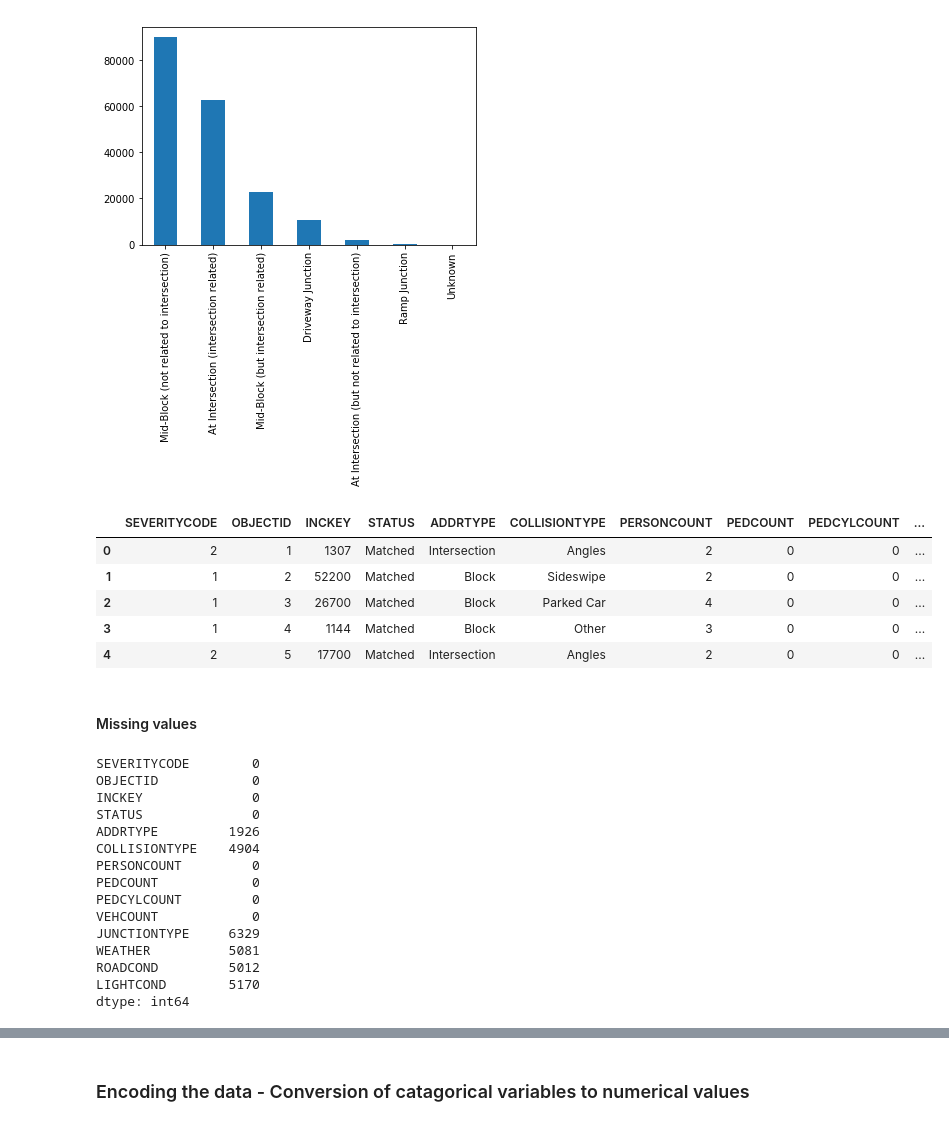
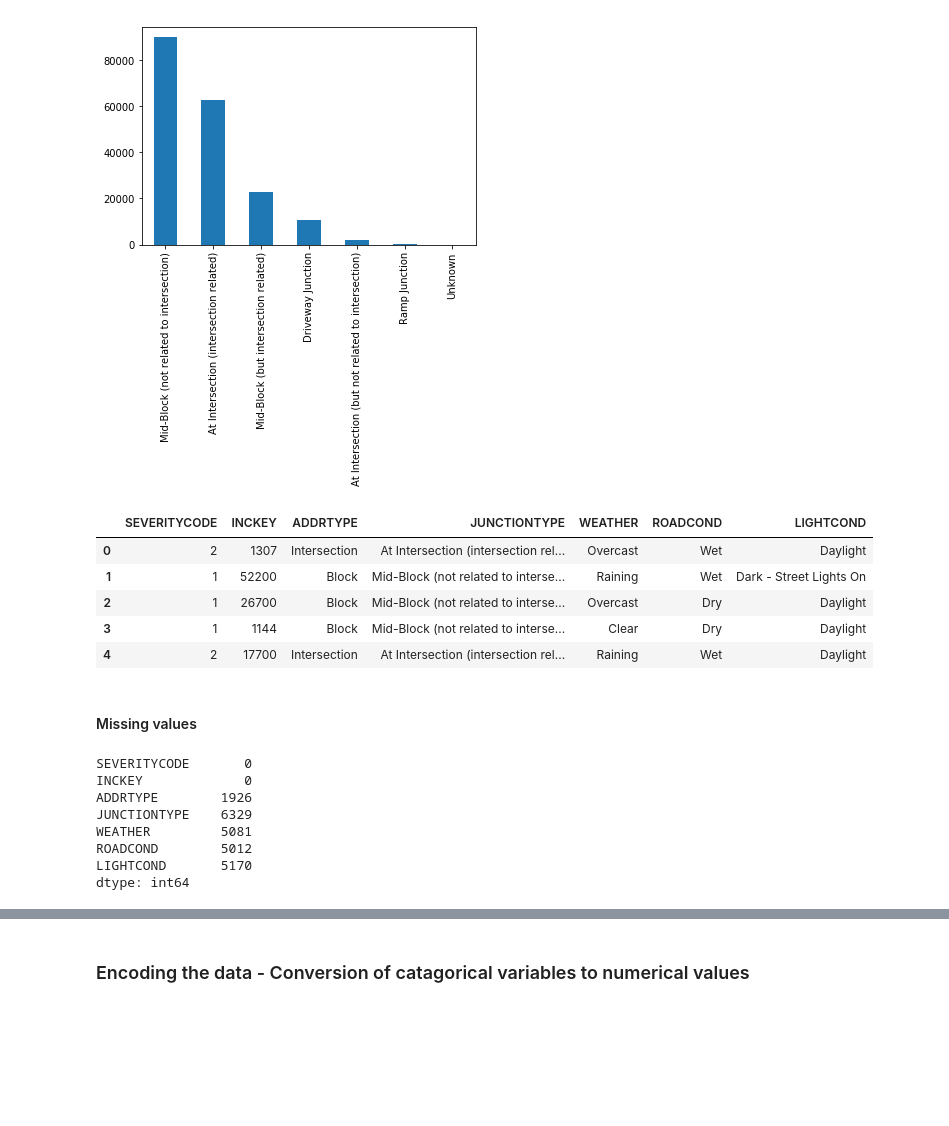
Before and after one commit to savichatz/Data-Science-Capstone1, a Jupyter notebook: Courseera DataScience Capstone.ipynb, the cells around one changed output, grey strips where cells are left out. Drawn from its saved outputs; the diff is of its cells as text; code cells hidden in the pictures; blank space fills up the shorter version.

```diff
--- a/Courseera DataScience Capstone.ipynb
+++ b/Courseera DataScience Capstone.ipynb
@@ -108,39 +98,32 @@ df.JUNCTIONTYPE.value_counts().plot(kind='bar')
 # %%
 #dropping irrelevent columns
 
-df = df.drop(['X', 'Y', 'COLDETKEY', 'REPORTNO', 'INTKEY', 'LOCATION', 'EXCEPTRSNCODE',
-       'EXCEPTRSNDESC', 'SEVERITYCODE.1', 'SEVERITYDESC', 'INCDATE',
+df = df.drop(['X', 'Y','OBJECTID', 'COLDETKEY','STATUS','REPORTNO', 'INTKEY', 'LOCATION', 'EXCEPTRSNCODE',
+       'EXCEPTRSNDESC', 'SEVERITYCODE.1', 'SEVERITYDESC', 'COLLISIONTYPE','INCDATE','PERSONCOUNT','PEDCOUNT','PEDCYLCOUNT','VEHCOUNT',
        'INCDTTM', 'SDOT_COLCODE', 'SDOT_COLDESC',
        'INATTENTIONIND', 'UNDERINFL', 'PEDROWNOTGRNT', 'SDOTCOLNUM', 'SPEEDING', 'ST_COLCODE', 'ST_COLDESC',
        'SEGLANEKEY', 'CROSSWALKKEY', 'HITPARKEDCAR'], axis=1)
 df.head(5)
 # %% [output]
-|  | SEVERITYCODE | OBJECTID | INCKEY | STATUS | ADDRTYPE | COLLISIONTYPE | PERSONCOUNT | PEDCOUNT | PEDCYLCOUNT | ... |
-| 0 | 2 | 1 | 1307 | Matched | Intersection | Angles | 2 | 0 | 0 | ... |
-| 1 | 1 | 2 | 52200 | Matched | Block | Sideswipe | 2 | 0 | 0 | ... |
-| 2 | 1 | 3 | 26700 | Matched | Block | Parked Car | 4 | 0 | 0 | ... |
-| 3 | 1 | 4 | 1144 | Matched | Block | Other | 3 | 0 | 0 | ... |
-| 4 | 2 | 5 | 17700 | Matched | Intersection | Angles | 2 | 0 | 0 | ... |
+|  | SEVERITYCODE | INCKEY | ADDRTYPE | JUNCTIONTYPE | WEATHER | ROADCOND | LIGHTCOND |
+| 0 | 2 | 1307 | Intersection | At Intersection (intersection rel... | Overcast | Wet | Daylight |
+| 1 | 1 | 52200 | Block | Mid-Block (not related to interse... | Raining | Wet | Dark - Street Lights On |
+| 2 | 1 | 26700 | Block | Mid-Block (not related to interse... | Overcast | Dry | Daylight |
+| 3 | 1 | 1144 | Block | Mid-Block (not related to interse... | Clear | Dry | Daylight |
+| 4 | 2 | 17700 | Intersection | At Intersection (intersection rel... | Raining | Wet | Daylight |
 # %% [markdown]
 #### Missing values
 # %%
 Null_values = df.isnull().sum()
 Null_values[0:15]
 # %% [output]
-SEVERITYCODE        0
-OBJECTID            0
-INCKEY              0
-STATUS              0
-ADDRTYPE         1926
-COLLISIONTYPE    4904
-PERSONCOUNT         0
-PEDCOUNT            0
-PEDCYLCOUNT         0
-VEHCOUNT            0
-JUNCTIONTYPE     6329
-WEATHER          5081
-ROADCOND         5012
-LIGHTCOND        5170
+SEVERITYCODE       0
+INCKEY             0
+ADDRTYPE        1926
+JUNCTIONTYPE    6329
+WEATHER         5081
+ROADCOND        5012
+LIGHTCOND       5170
 dtype: int64
 # %%
 #replace missing values with 'Others'
```
Also changed, not shown: parts of 49 cells of this notebook.
